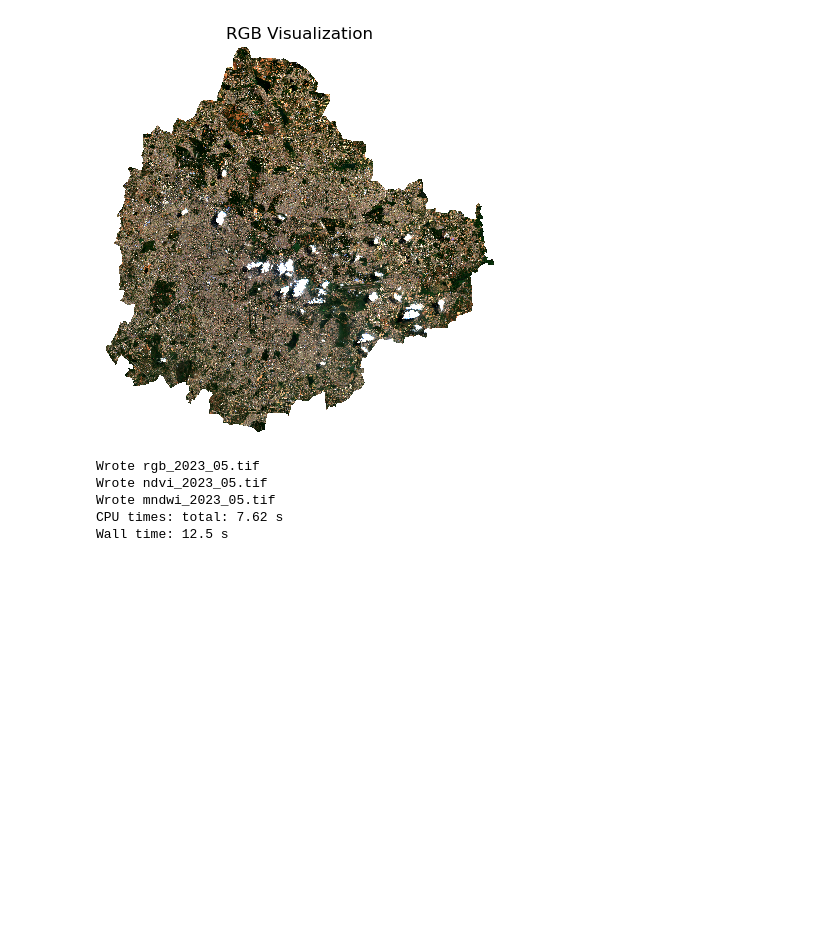
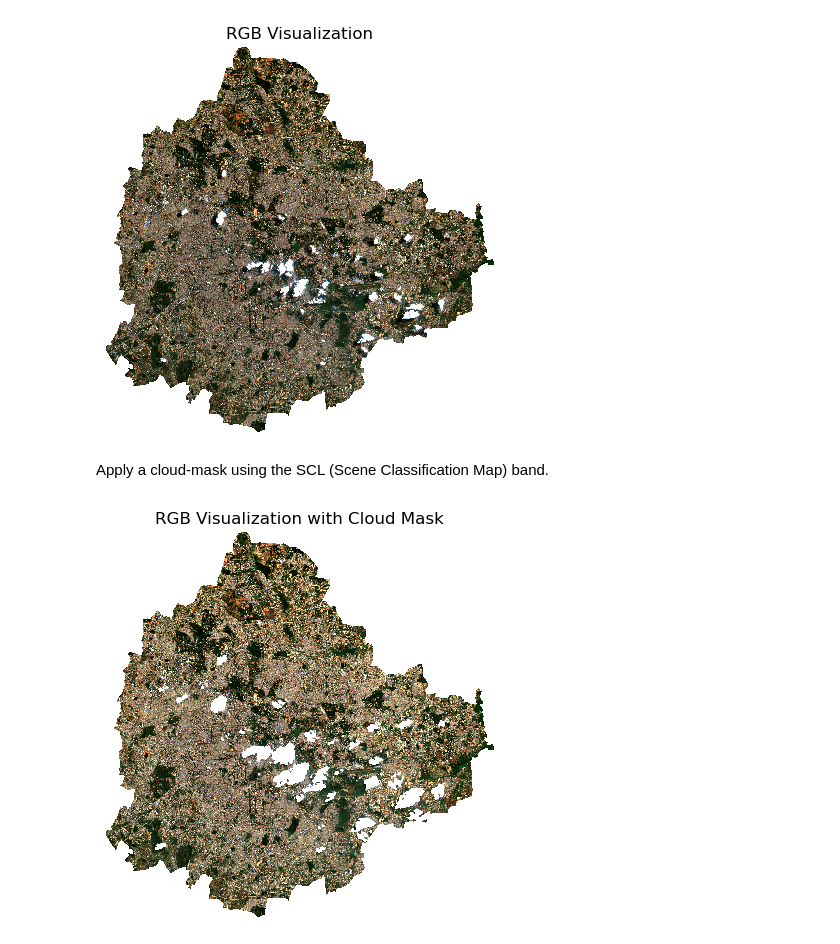
Before and after one commit to spatialthoughts/python-tutorials, a Jupyter notebook: stac_query_and_computation.ipynb, the cells around one changed output. Saved outputs shown, nothing was run; the diff lists cells and outputs as text; code cells hidden in the pictures; blank space fills up the shorter version.

```diff
--- a/stac_query_and_computation.ipynb
+++ b/stac_query_and_computation.ipynb
@@ -128,3 +93,3 @@ resolution :
 # %%
-scene = stack.isel(time=0).sel(band=['red', 'green', 'blue', 'nir', 'swir16'])
+scene = stack.isel(time=0).sel(band=['red', 'green', 'blue', 'nir', 'swir16', 'scl'])
 scene
@@ -202,4 +112,24 @@ ax.set_axis_off()
 plt.show()
 # %% [output]
 [figure]
+# %% [markdown]
+Apply a cloud-mask using the SCL (Scene Classification Map) band.
+# %%
+scl = clipped.sel(band='scl')
+
+valid = ((scl >= 4) & (scl <= 7) | (scl==11))
+
+clipped_masked = clipped.where(valid)
+rgb_masked = clipped_masked.sel(band=['red', 'green', 'blue'])
+# %%
+fig, ax = plt.subplots(1, 1)
+fig.set_size_inches(5,5)
+rgb_masked.plot.imshow(
+    ax=ax,
+    robust=True)
+ax.set_title('RGB Visualization with Cloud Mask')
+ax.set_axis_off()
+plt.show()
+# %% [output]
+[figure, added]
 # %%
@@ -217,6 +147,7 @@ date_string = str(scene.time.dt.strftime('%Y_%m').values)
 
 files = {
     f'rgb_{date_string}.tif': rgb,
+    f'rgb_{date_string}_masked.tif': rgb_masked,
     f'ndvi_{date_string}.tif': ndvi,
     f'mndwi_{date_string}.tif': mndwi
 }
@@ -225,9 +156,3 @@ for file in files:
   output_path = os.path.join(output_folder, file)
   files[file].rio.to_raster(output_path, driver='COG')
   print(f'Wrote {file}')
-# %% [output]
-Wrote rgb_2023_05.tif
-Wrote ndvi_2023_05.tif
-Wrote mndwi_2023_05.tif
-CPU times: total: 7.62 s
-Wall time: 12.5 s
```
Also changed, not shown: parts of 9 cells of this notebook.
